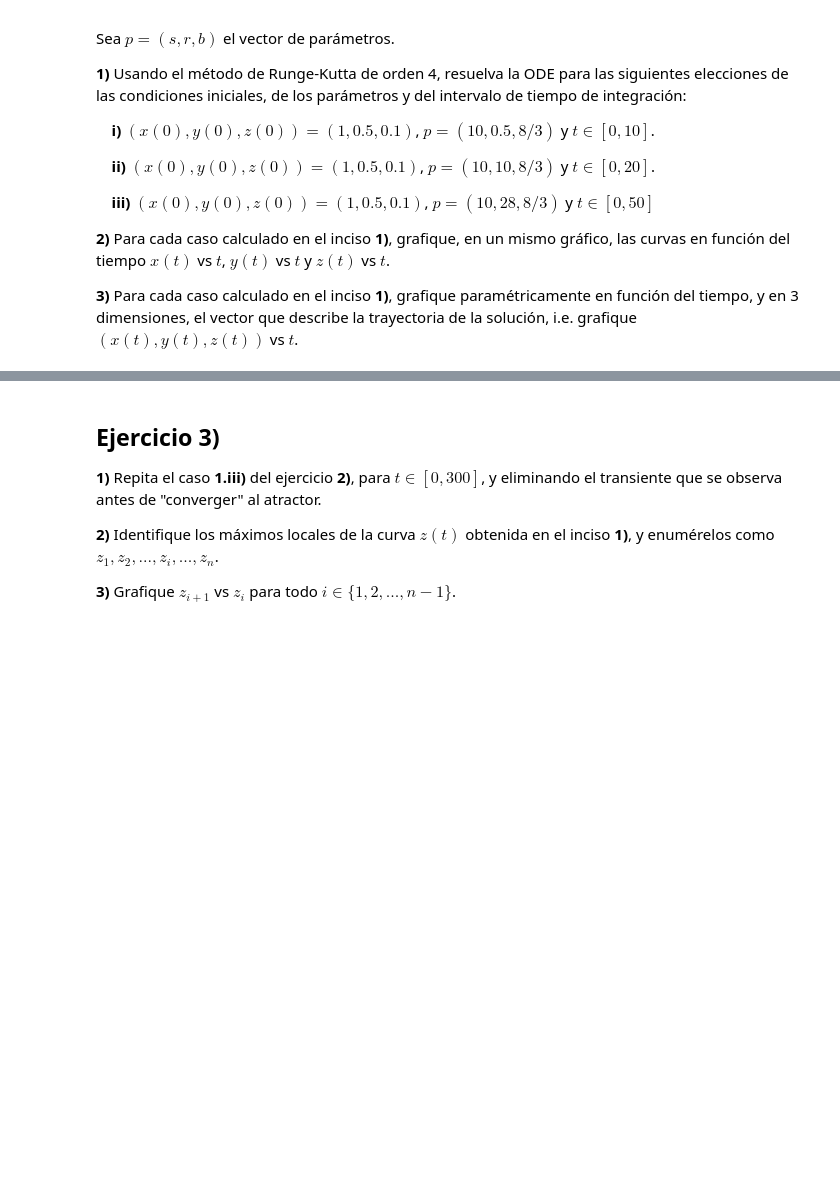
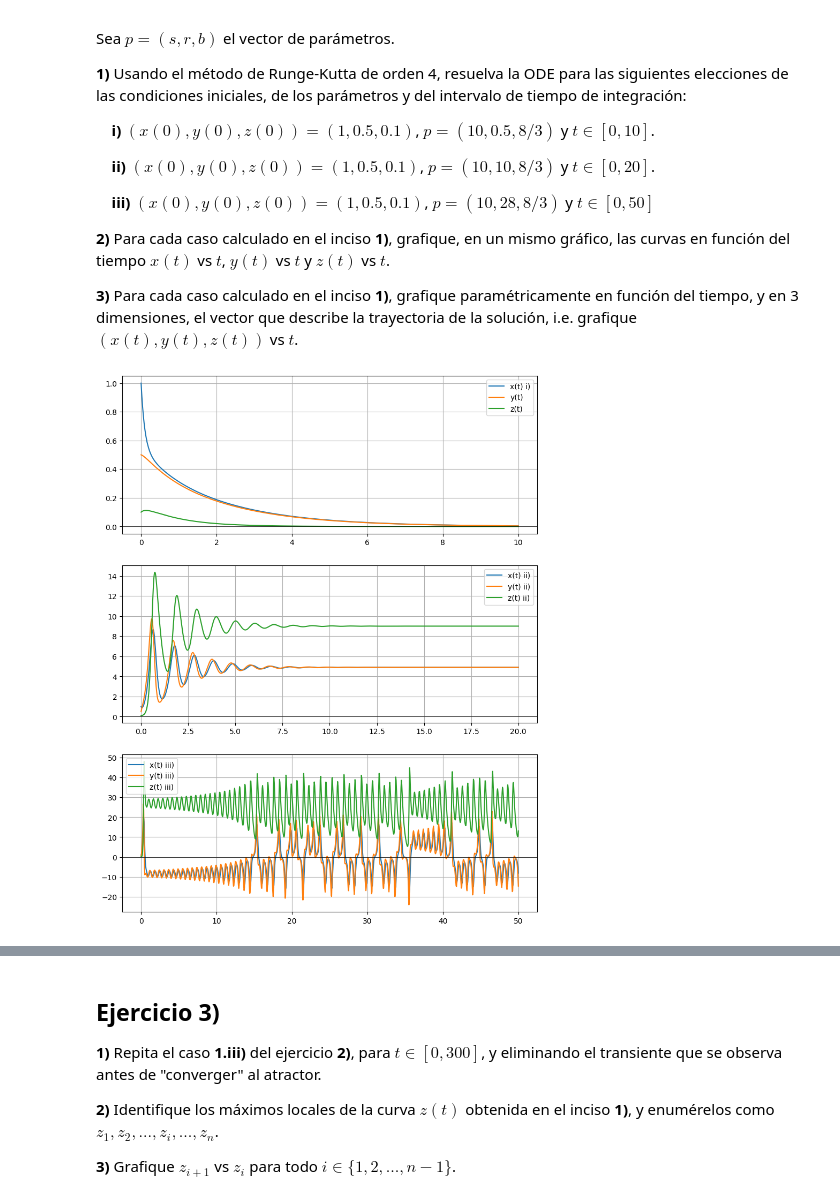
Before and after one commit to AdolfoBanchio/Redes-neuronales-2024, a Jupyter notebook: guias_ejercicios/redes_neuronales_2024_guia_6.ipynb, the cells around one changed output, grey strips where cells are left out. Saved outputs shown, nothing was run; the diff lists cells and outputs as text; code cells hidden in the pictures; blank space fills up the shorter version.

```diff
--- a/guias_ejercicios/redes_neuronales_2024_guia_6.ipynb
+++ b/guias_ejercicios/redes_neuronales_2024_guia_6.ipynb
@@ -141,0 +150,40 @@ Para cada caso calculado en el inciso **1)**, grafique paramétricamente en func
+# %%
+a = 0.0
+b = 10
+b_2 = 20
+b_3 = 50
+
+k = 1000
+
+p = np.array([10.0, 0.5, 8.0/3.0])
+p_2 = np.array([10.0, 10.0, 8.0/3.0])
+p_3 = np.array([10.0, 28.0, 8.0/3.0])
+
+xa = np.array([1.0, 0.5, 0.1])
+# %%
+t_1,w_1 = integrador_ode(rk4,f_2,xa,a,b,k,p)
+t_2,w_2 = integrador_ode(rk4,f_2,xa,a,b_2,k,p_2)
+t_3,w_3 = integrador_ode(rk4,f_2,xa,a,b_3,k,p_3)
+# %%
+# 2.2)
+fig, ax = plt.subplots(3, 1, figsize=(10, 13))
+ax[0].plot(t_1,w_1[0,:],label='x(t) i)')
+ax[1].plot(t_2,w_2[0,:],label='x(t) ii)')
+ax[2].plot(t_3,w_3[0,:],label='x(t) iii)')
+
+ax[0].plot(t_1,w_1[1,:],label='y(t)')
+ax[1].plot(t_2,w_2[1,:],label='y(t) ii)')
+ax[2].plot(t_3,w_3[1,:],label='y(t) iii)')
+
+ax[0].plot(t_1,w_1[2,:],label='z(t)')
+ax[1].plot(t_2,w_2[2,:],label='z(t) ii)')
+ax[2].plot(t_3,w_3[2,:],label='z(t) iii)')
+
+for j in ax:
+    j.legend()
+    j.grid()
+    j.axhline(0, color='black', lw=0.5)
+
+plt.show()
+# %% [output]
+[figure, added]
```
Also changed, not shown: parts of 3 cells of this notebook, 3 other files.
